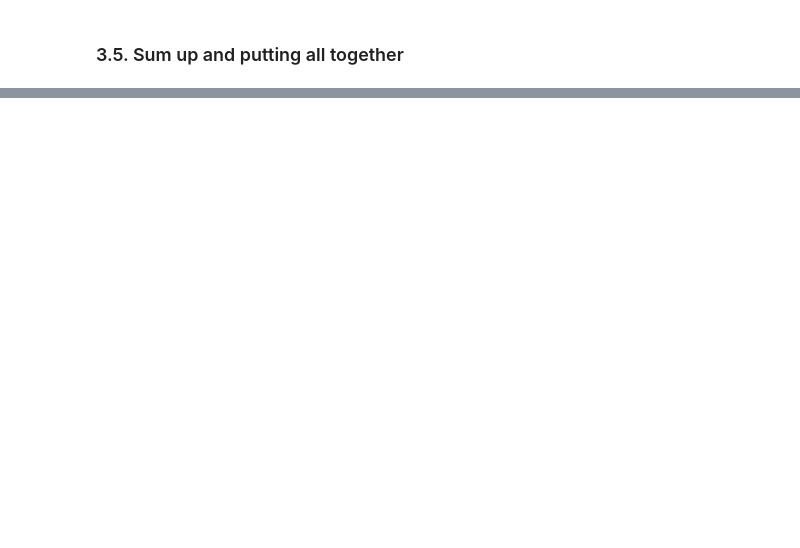
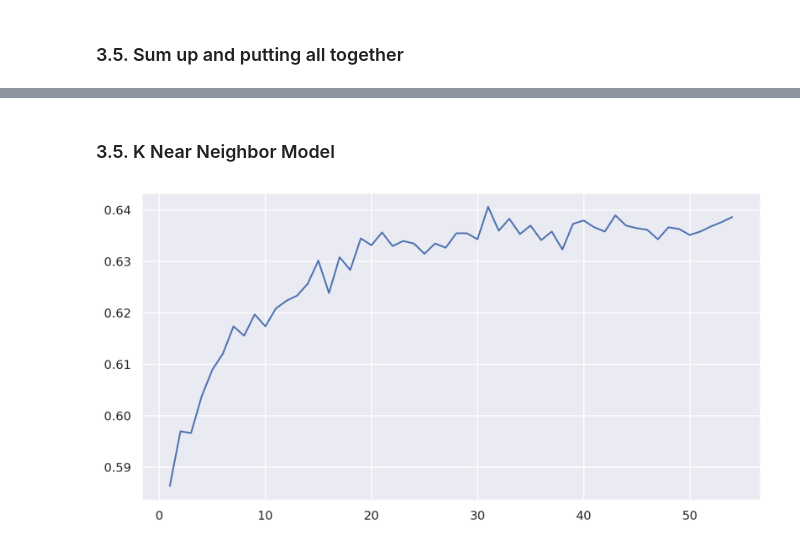
Before and after one commit to yonkeenn/projectChurnRate, a Jupyter notebook: projectChurnRate_Modelling&Evaluation.ipynb, the cells around one changed output, grey strips where cells are left out. Saved outputs shown, nothing was run; the diff lists cells and outputs as text; code cells hidden in the pictures; blank space fills up the shorter version.

```diff
--- a/projectChurnRate_Modelling&Evaluation.ipynb
+++ b/projectChurnRate_Modelling&Evaluation.ipynb
@@ -691,0 +380,3 @@ show_results(y_test, y_pred)
+# %%
+svm_model = SVC(C=1, gamma = 0.21, kernel = 'rbf', random_state = 1000, probability=True);
+svm_model.fit(x_train, y_train)
@@ -691,0 +469,14 @@ show_results(y_test, y_pred)
+# %% [markdown]
+### 3.5. K Near Neighbor Model
+# %%
+knn_scores = []
+for i in range(1,55):
+    knn = KNeighborsClassifier(n_neighbors  = i)
+    knn.fit(x_train,y_train)
+    knn_scores.append(knn.score(x_test,y_test))
+
+plt.figure(figsize=(10,5))
+sns.lineplot(x = range(1,55), y = knn_scores)
+plt.show()
+# %% [output]
+[figure, added]
```
Also changed, not shown: parts of 84 cells of this notebook.
